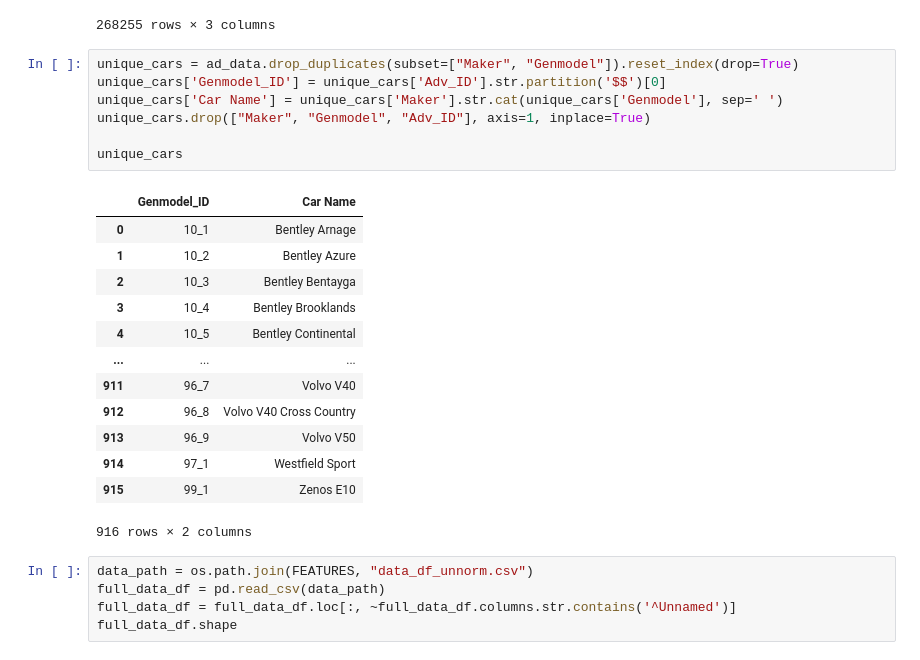
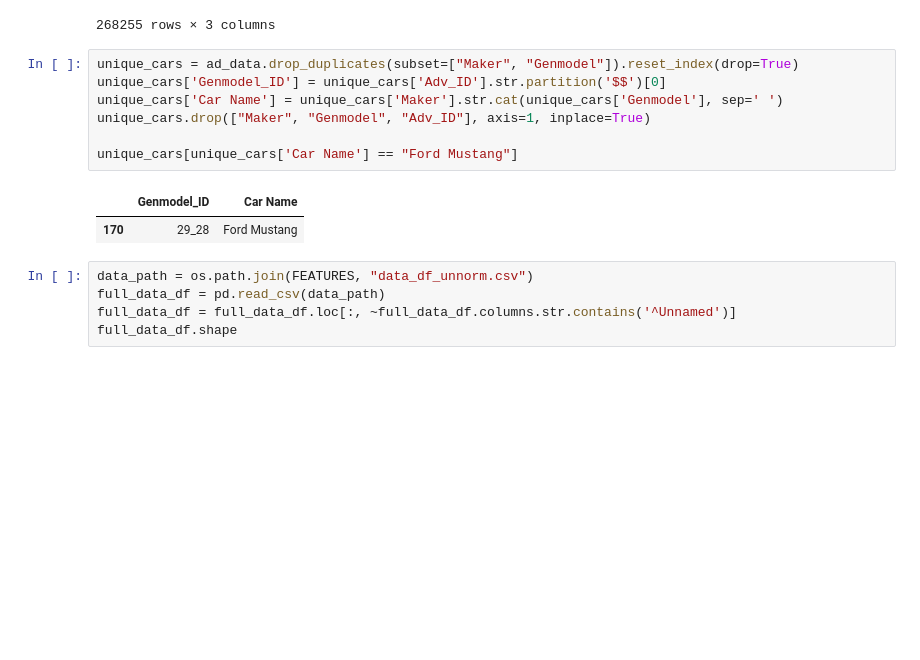
Before and after one commit to kgutjahr/STiL-TTA, a Jupyter notebook: data/create_shifted_data.ipynb, the cells around one changed output. Drawn from its saved outputs; the diff is of its cells as text; blank space fills up the shorter version.

```diff
--- a/data/create_shifted_data.ipynb
+++ b/data/create_shifted_data.ipynb
@@ -429,24 +429,13 @@ ad_data
 # %%
 unique_cars = ad_data.drop_duplicates(subset=["Maker", "Genmodel"]).reset_index(drop=True)
 unique_cars['Genmodel_ID'] = unique_cars['Adv_ID'].str.partition('$$')[0]
 unique_cars['Car Name'] = unique_cars['Maker'].str.cat(unique_cars['Genmodel'], sep=' ')
 unique_cars.drop(["Maker", "Genmodel", "Adv_ID"], axis=1, inplace=True)
 
-unique_cars
+unique_cars[unique_cars['Car Name'] == "Ford Mustang"]
 # %% [output]
 |  | Genmodel_ID | Car Name |
-| 0 | 10_1 | Bentley Arnage |
-| 1 | 10_2 | Bentley Azure |
-| 2 | 10_3 | Bentley Bentayga |
-| 3 | 10_4 | Bentley Brooklands |
-| 4 | 10_5 | Bentley Continental |
-| ... | ... | ... |
-| 911 | 96_7 | Volvo V40 |
-| 912 | 96_8 | Volvo V40 Cross Country |
-| 913 | 96_9 | Volvo V50 |
-| 914 | 97_1 | Westfield Sport |
-| 915 | 99_1 | Zenos E10 |
+| 170 | 29_28 | Ford Mustang |
-916 rows × 2 columns
 # %%
 data_path = os.path.join(FEATURES, "data_df_unnorm.csv")
 full_data_df = pd.read_csv(data_path)
```
Also changed, not shown: 9 other files.
